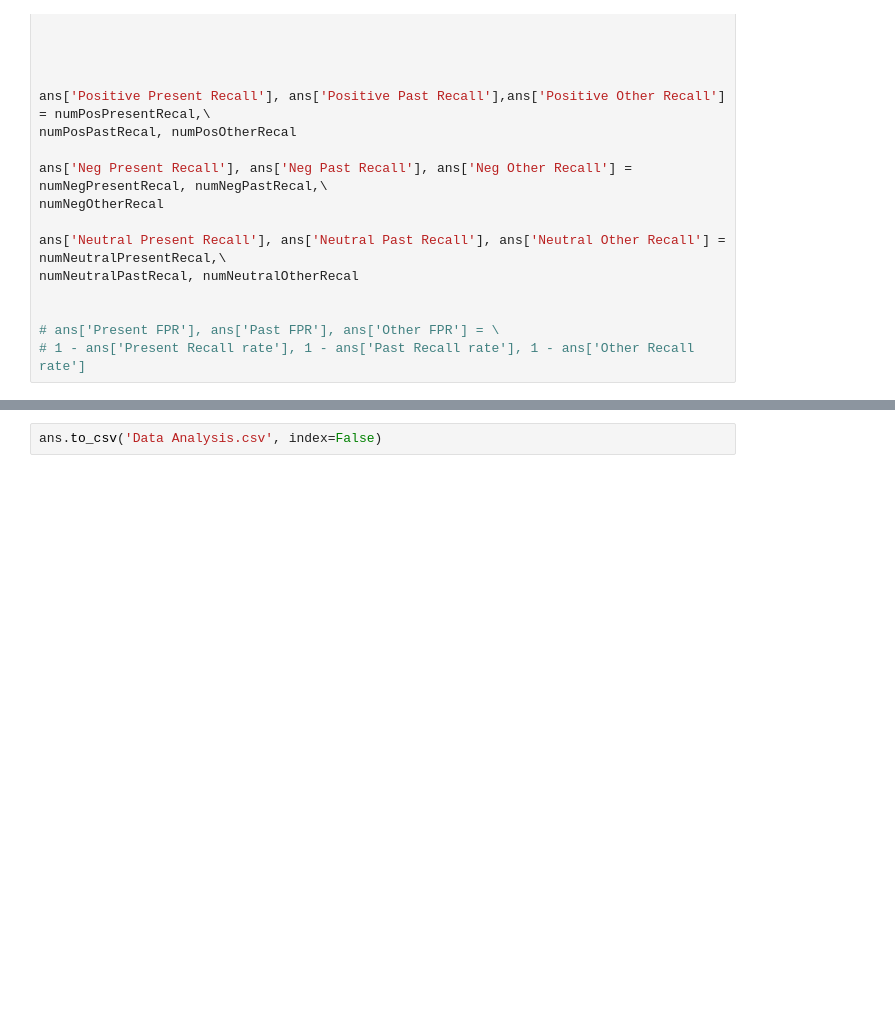
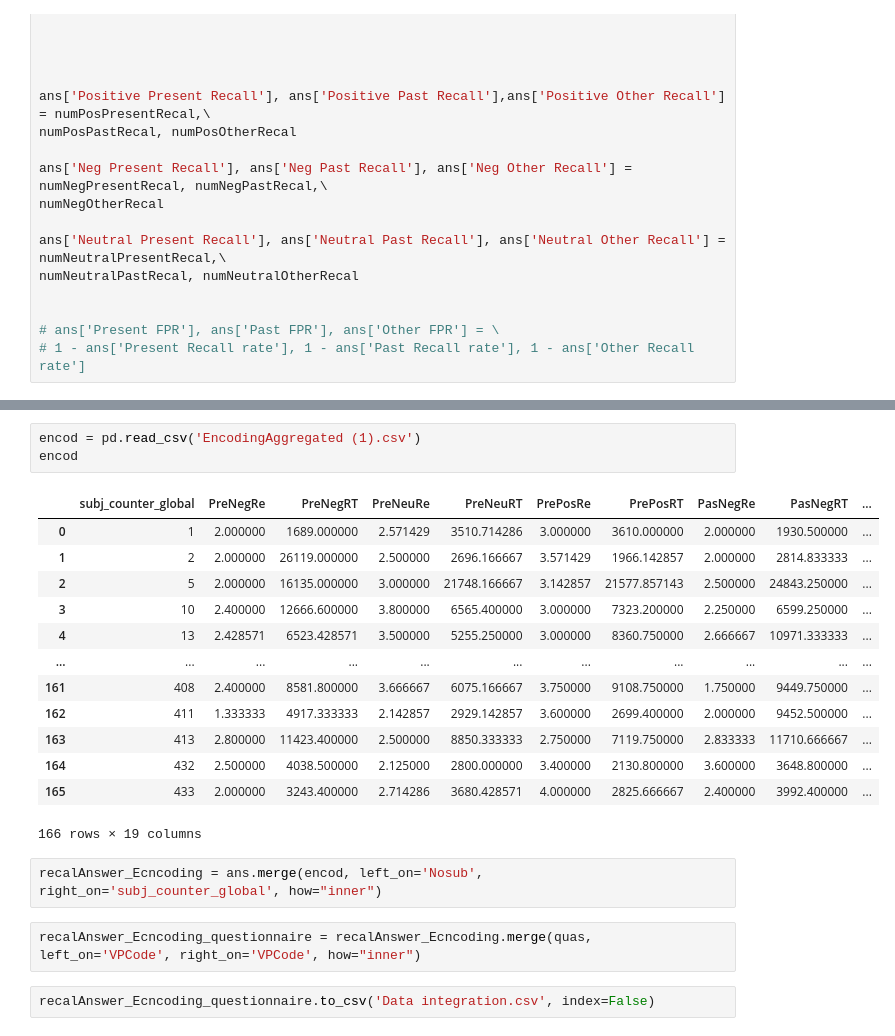
Before and after one commit to aminkhod/Self_reference, a Jupyter notebook: Self_reference .ipynb, the cells around one changed output, grey strips where cells are left out. Cells and saved outputs as stored; diff of their text form; blank space fills up the shorter version.

```diff
--- a/Self_reference .ipynb
+++ b/Self_reference .ipynb
@@ -917,2 +703,23 @@ ans.iloc[:, 57:]
+# %%
+encod = pd.read_csv('EncodingAggregated (1).csv')
+encod
+# %% [output]
+|  | subj_counter_global | PreNegRe | PreNegRT | PreNeuRe | PreNeuRT | PrePosRe | PrePosRT | PasNegRe | PasNegRT | ... |
+| 0 | 1 | 2.000000 | 1689.000000 | 2.571429 | 3510.714286 | 3.000000 | 3610.000000 | 2.000000 | 1930.500000 | ... |
+| 1 | 2 | 2.000000 | 26119.000000 | 2.500000 | 2696.166667 | 3.571429 | 1966.142857 | 2.000000 | 2814.833333 | ... |
+| 2 | 5 | 2.000000 | 16135.000000 | 3.000000 | 21748.166667 | 3.142857 | 21577.857143 | 2.500000 | 24843.250000 | ... |
+| 3 | 10 | 2.400000 | 12666.600000 | 3.800000 | 6565.400000 | 3.000000 | 7323.200000 | 2.250000 | 6599.250000 | ... |
+| 4 | 13 | 2.428571 | 6523.428571 | 3.500000 | 5255.250000 | 3.000000 | 8360.750000 | 2.666667 | 10971.333333 | ... |
+| ... | ... | ... | ... | ... | ... | ... | ... | ... | ... | ... |
+| 161 | 408 | 2.400000 | 8581.800000 | 3.666667 | 6075.166667 | 3.750000 | 9108.750000 | 1.750000 | 9449.750000 | ... |
+| 162 | 411 | 1.333333 | 4917.333333 | 2.142857 | 2929.142857 | 3.600000 | 2699.400000 | 2.000000 | 9452.500000 | ... |
+| 163 | 413 | 2.800000 | 11423.400000 | 2.500000 | 8850.333333 | 2.750000 | 7119.750000 | 2.833333 | 11710.666667 | ... |
+| 164 | 432 | 2.500000 | 4038.500000 | 2.125000 | 2800.000000 | 3.400000 | 2130.800000 | 3.600000 | 3648.800000 | ... |
+| 165 | 433 | 2.000000 | 3243.400000 | 2.714286 | 3680.428571 | 4.000000 | 2825.666667 | 2.400000 | 3992.400000 | ... |
+166 rows × 19 columns
+# %%
+recalAnswer_Ecncoding = ans.merge(encod, left_on='Nosub', right_on='subj_counter_global', how="inner")
+# %%
+recalAnswer_Ecncoding_questionnaire = recalAnswer_Ecncoding.merge(quas, left_on='VPCode', right_on='VPCode', how="inner")
 # %%
-ans.to_csv('Data Analysis.csv', index=False)
+recalAnswer_Ecncoding_questionnaire.to_csv('Data integration.csv', index=False)
```
Also changed, not shown: parts of 5 cells of this notebook, 5 other files.
